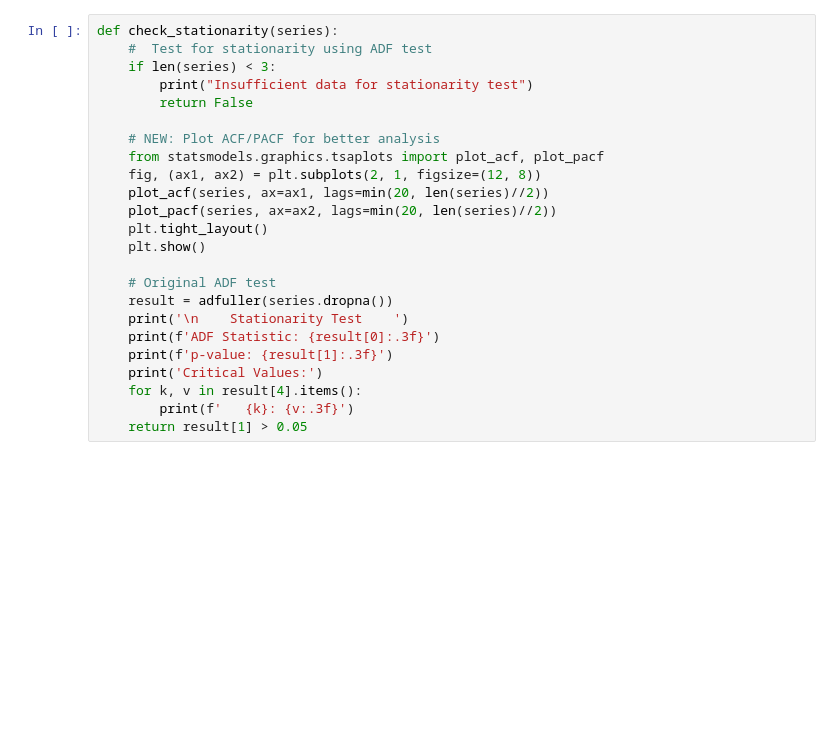
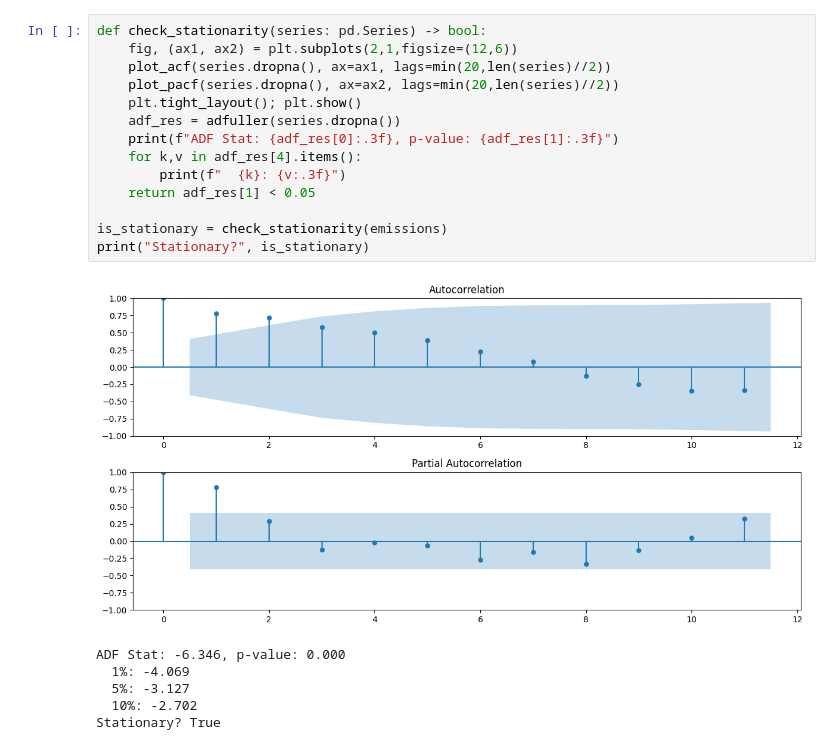
Before and after one commit to RandikaSilva/Energy-Demand-Analysis-Visualization, a Jupyter notebook: src/notebook/data_solution_carban_emission_forcasting.ipynb, the cells around one changed output. Drawn from its saved outputs; the diff is of its cells as text; blank space fills up the shorter version.

```diff
--- a/src/notebook/data_solution_carban_emission_forcasting.ipynb
+++ b/src/notebook/data_solution_carban_emission_forcasting.ipynb
@@ -59,24 +70,21 @@ def analyze_series(series):
 # %%
-def check_stationarity(series):
-    #  Test for stationarity using ADF test
-    if len(series) < 3:
-        print("Insufficient data for stationarity test")
-        return False
+def check_stationarity(series: pd.Series) -> bool:
+    fig, (ax1, ax2) = plt.subplots(2,1,figsize=(12,6))
+    plot_acf(series.dropna(), ax=ax1, lags=min(20,len(series)//2))
+    plot_pacf(series.dropna(), ax=ax2, lags=min(20,len(series)//2))
+    plt.tight_layout(); plt.show()
+    adf_res = adfuller(series.dropna())
+    print(f"ADF Stat: {adf_res[0]:.3f}, p-value: {adf_res[1]:.3f}")
+    for k,v in adf_res[4].items():
+        print(f"  {k}: {v:.3f}")
+    return adf_res[1] < 0.05
 
-    # NEW: Plot ACF/PACF for better analysis
-    from statsmodels.graphics.tsaplots import plot_acf, plot_pacf
-    fig, (ax1, ax2) = plt.subplots(2, 1, figsize=(12, 8))
-    plot_acf(series, ax=ax1, lags=min(20, len(series)//2))
-    plot_pacf(series, ax=ax2, lags=min(20, len(series)//2))
-    plt.tight_layout()
-    plt.show()
-
-    # Original ADF test
-    result = adfuller(series.dropna())
-    print('\n    Stationarity Test    ')
-    print(f'ADF Statistic: {result[0]:.3f}')
-    print(f'p-value: {result[1]:.3f}')
-    print('Critical Values:')
-    for k, v in result[4].items():
-        print(f'   {k}: {v:.3f}')
-    return result[1] > 0.05
+is_stationary = check_stationarity(emissions)
+print("Stationary?", is_stationary)
+# %% [output]
+[figure, added]
+ADF Stat: -6.346, p-value: 0.000
+  1%: -4.069
+  5%: -3.127
+  10%: -2.702
+Stationary? True
```
Also changed, not shown: parts of 12 cells of this notebook, 5 other files.
